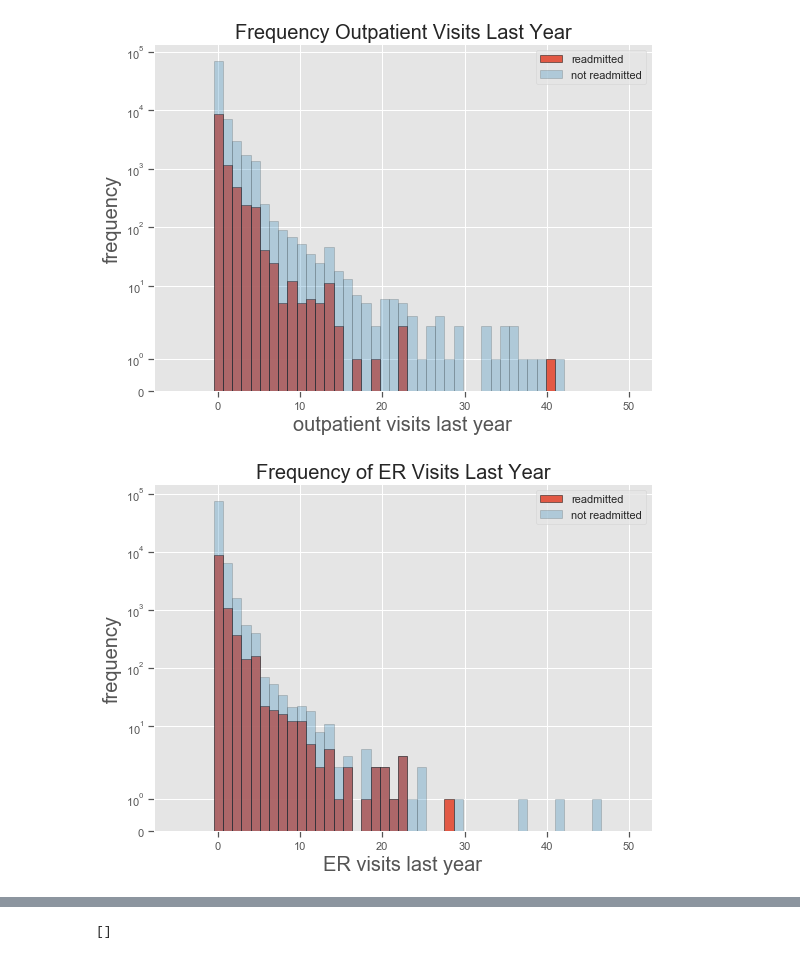
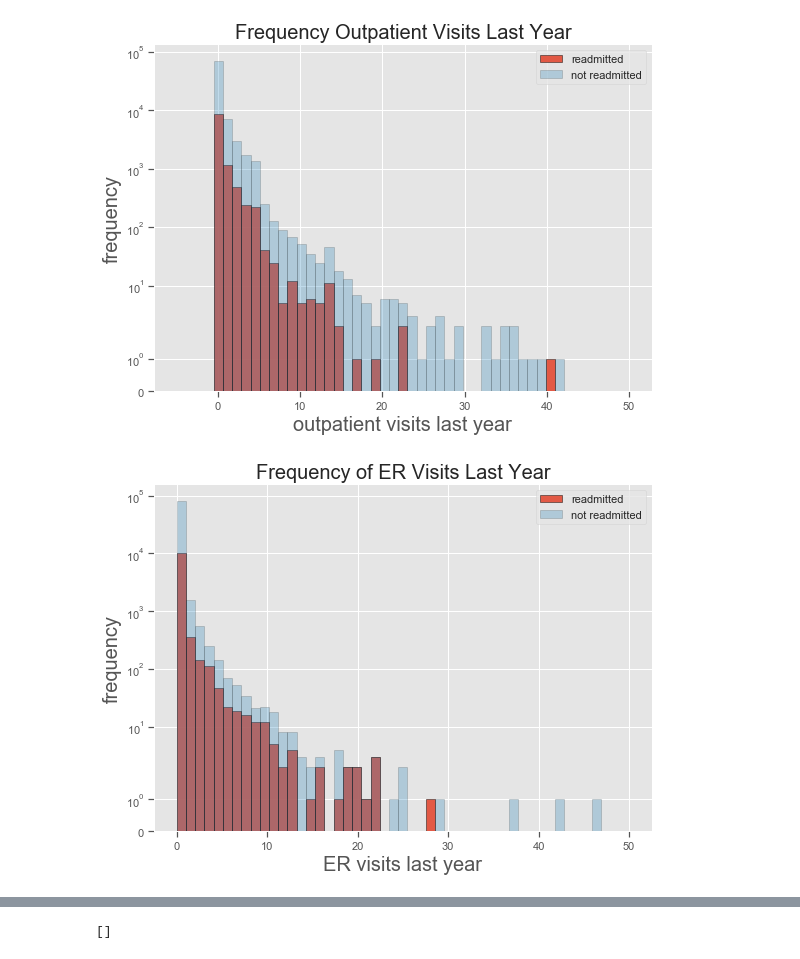
Before and after one commit to clstaub/Predicting_Hospital_Readmissions, a Jupyter notebook: src/notebooks/Preprocessing_EDA.ipynb, the cells around one changed output, grey strips where cells are left out. Saved outputs shown, nothing was run; the diff lists cells and outputs as text; code cells hidden in the pictures.

```diff
--- a/src/notebooks/Preprocessing_EDA.ipynb
+++ b/src/notebooks/Preprocessing_EDA.ipynb
@@ -477,16 +477,16 @@ plt.tight_layout()
 # %%
 readmit = readmitsdf['number_emergency']
 nonreadmit = negdf['number_emergency']
-bins = np.linspace(-5,50,50)
+bins = np.linspace(0,50,50)
 fig,ax = plt.subplots(figsize=(8,6))
 ax.hist(readmit, bins, alpha=0.9, label='readmitted', edgecolor='black')
 ax.hist(nonreadmit, bins, alpha=0.3, label='not readmitted',edgecolor='black')
 ax.legend(loc='upper right')
 plt.yscale('symlog')
 plt.xlabel('ER visits last year', fontsize=20)
 plt.ylabel('frequency', fontsize=20)
 plt.title('Frequency of ER Visits Last Year', fontsize=20)
 plt.savefig('/Users/claudiostaub/galvanize/capstones/Predicting_Hospital_Readmissions/img/ER.png')
 plt.tight_layout()
 # %% [output]
-[figure, old version]
+[figure, new version]
```
Also changed, not shown: parts of 4 cells of this notebook, 8 other files.
